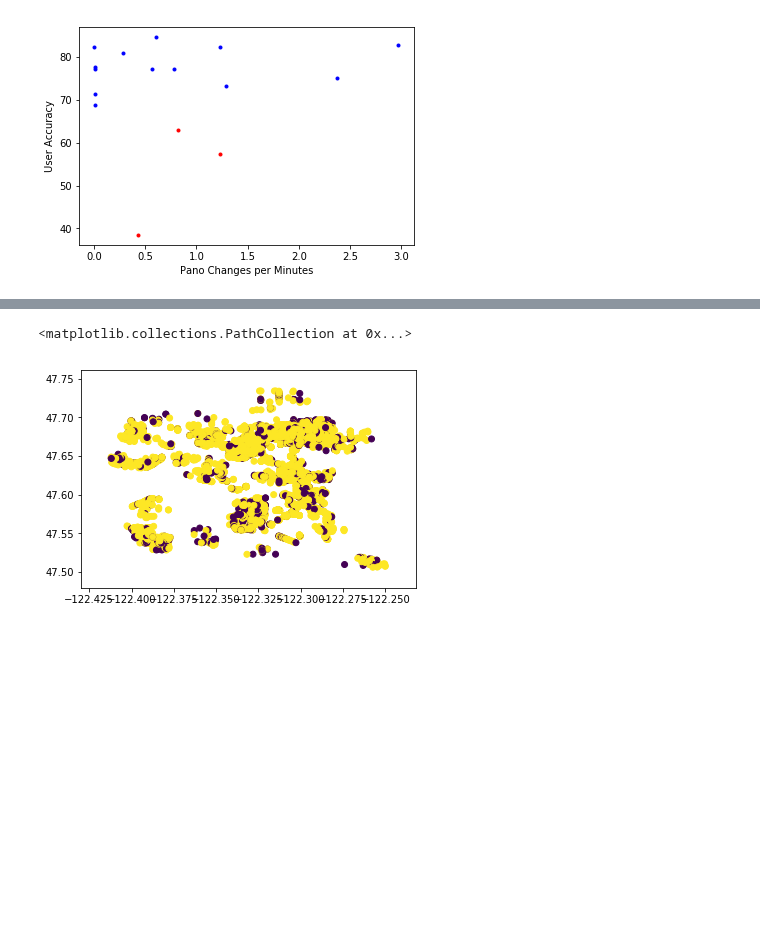
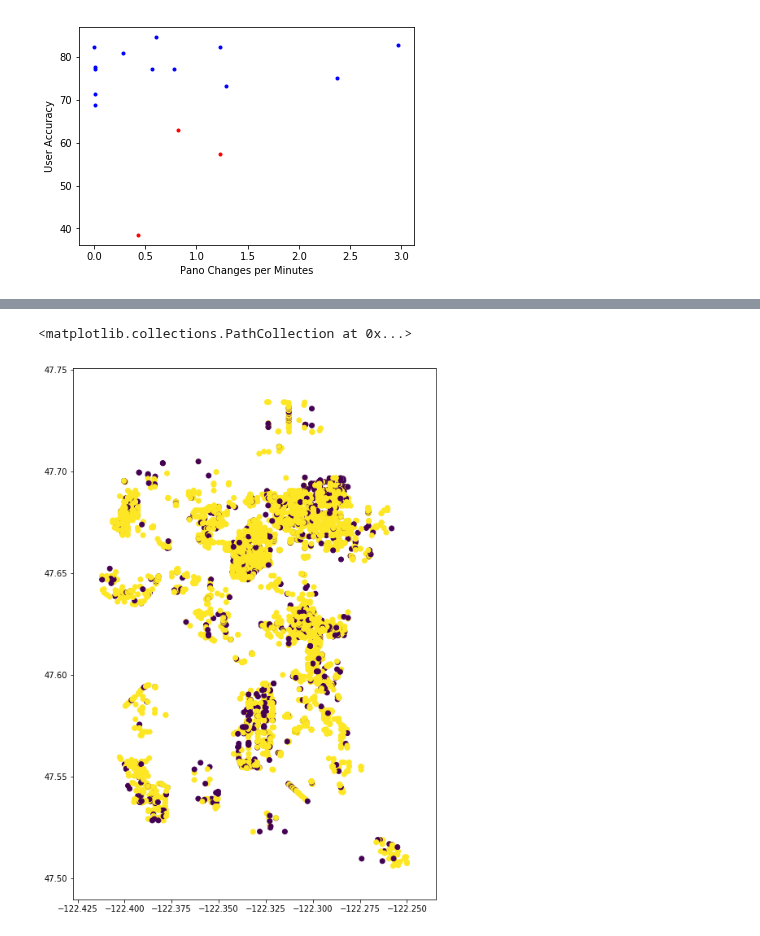
Before and after one commit to ProjectSidewalk/sidewalk-quality-analysis, a Jupyter notebook: sidewalk-user-quality-analysis-tyler.ipynb, the cells around one changed output, grey strips where cells are left out. Saved outputs shown, nothing was run; the diff lists cells and outputs as text; code cells hidden in the pictures; blank space fills up the shorter version.

```diff
--- a/sidewalk-user-quality-analysis-tyler.ipynb
+++ b/sidewalk-user-quality-analysis-tyler.ipynb
@@ -606,6 +828,7 @@ df_joined = df_joined[df_joined['lat'] > 46]
 # %%
-plt.figure()
-plt.scatter(df_joined['lng'], df_joined['lat'], c = (df_joined['correct'] == 't') )
+# Plots all validated labels
+plt.figure(figsize=(8, 12))
+plt.scatter(df_joined['lng'], df_joined['lat'], c = (df_joined['correct'] == 't'))
 # %% [output]
 <matplotlib.collections.PathCollection at 0x...>
-[figure, old version]
+[figure, new version]
```
Also changed, not shown: parts of 64 cells of this notebook.
